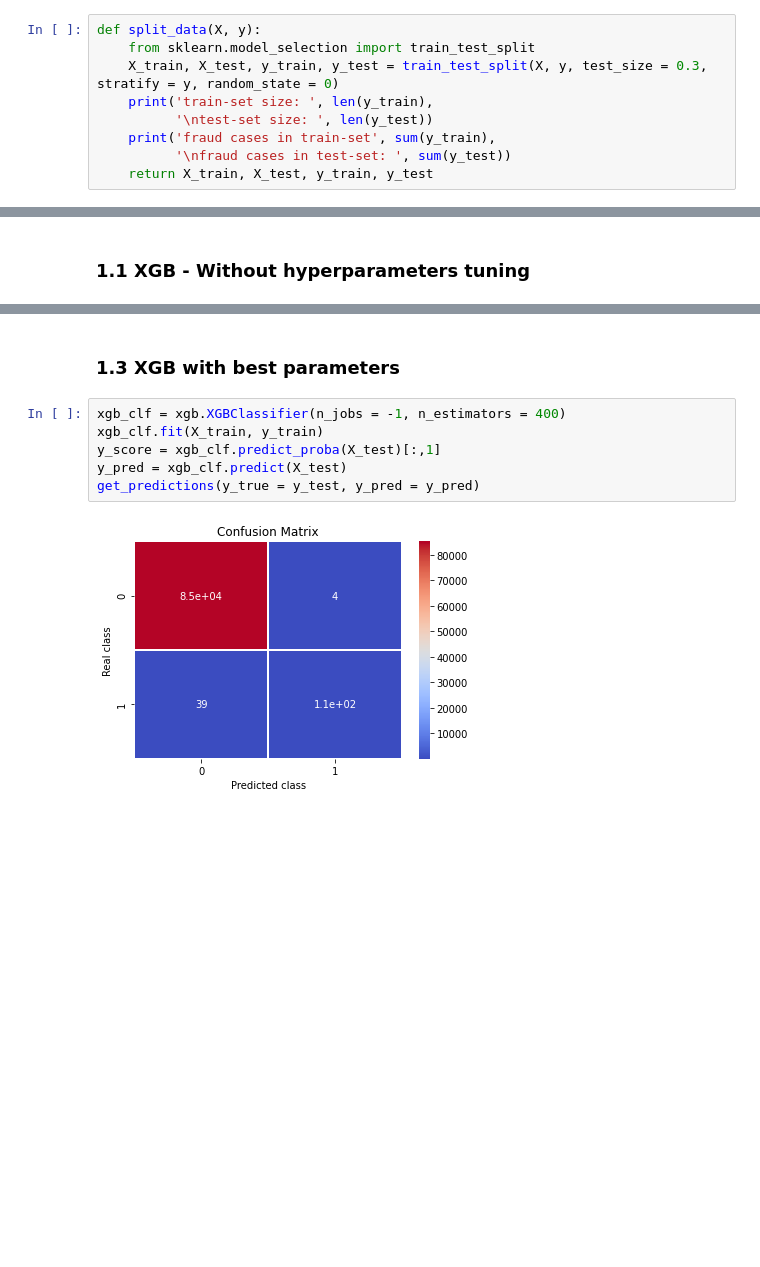
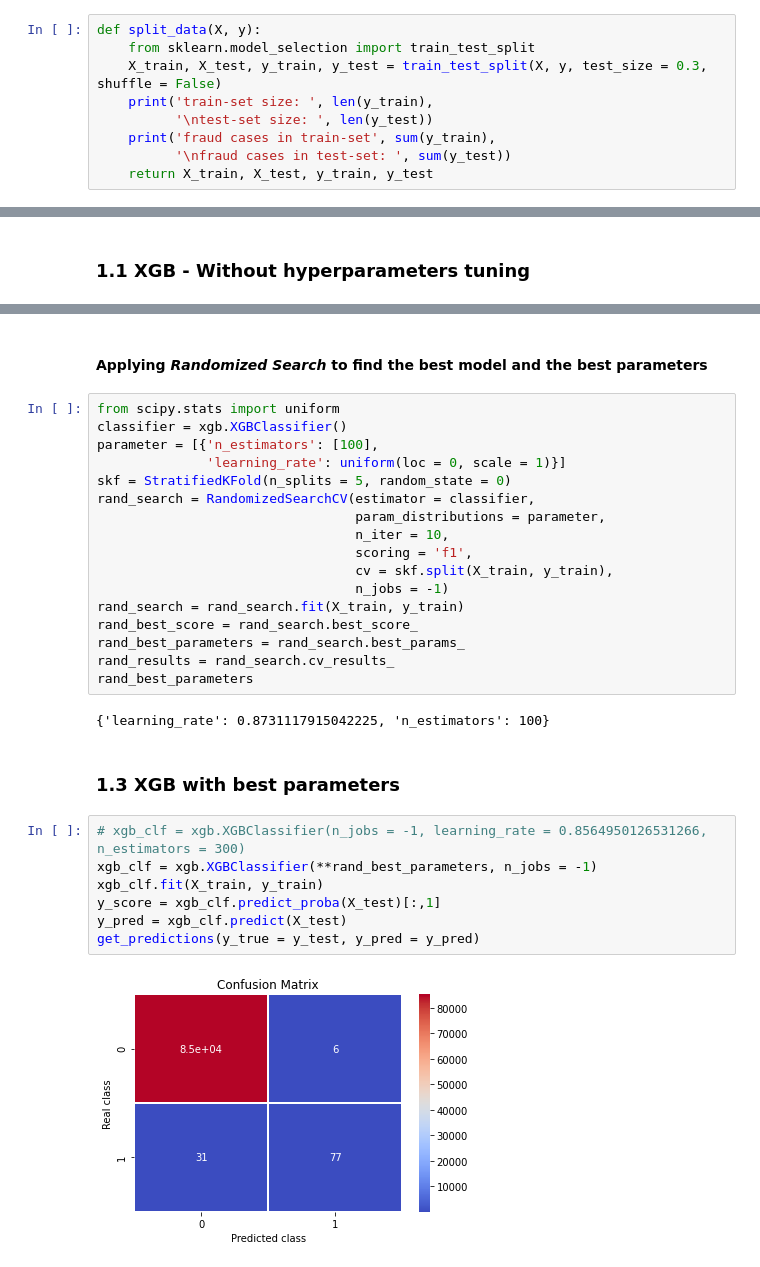
Before and after one commit to wuhong60909/Data-Analysis-Projects, a Jupyter notebook: Credit_Card_Fraud_Detection/model_XGBoost.ipynb, the cells around one changed output, grey strips where cells are left out. Saved outputs shown, nothing was run; the diff lists cells and outputs as text; blank space fills up the shorter version.

```diff
--- a/Credit_Card_Fraud_Detection/model_XGBoost.ipynb
+++ b/Credit_Card_Fraud_Detection/model_XGBoost.ipynb
@@ -38,7 +38,7 @@ dataset_y = dataset['Class']
 # %%
 def split_data(X, y):
     from sklearn.model_selection import train_test_split
-    X_train, X_test, y_train, y_test = train_test_split(X, y, test_size = 0.3, stratify = y, random_state = 0)
+    X_train, X_test, y_train, y_test = train_test_split(X, y, test_size = 0.3, shuffle = False)
     print('train-set size: ', len(y_train),
           '\ntest-set size: ', len(y_test))
     print('fraud cases in train-set', sum(y_train),
@@ -162,11 +168,33 @@ best_parameters
+# %% [markdown]
+#### Applying ***Randomized Search***  to find the best model and the best parameters
+# %%
+from scipy.stats import uniform
+classifier = xgb.XGBClassifier()
+parameter = [{'n_estimators': [100],
+              'learning_rate': uniform(loc = 0, scale = 1)}]
+skf = StratifiedKFold(n_splits = 5, random_state = 0)
+rand_search = RandomizedSearchCV(estimator = classifier,
+                                 param_distributions = parameter,
+                                 n_iter = 10,
+                                 scoring = 'f1',
+                                 cv = skf.split(X_train, y_train),
+                                 n_jobs = -1)
+rand_search = rand_search.fit(X_train, y_train)
+rand_best_score = rand_search.best_score_
+rand_best_parameters = rand_search.best_params_
+rand_results = rand_search.cv_results_
+rand_best_parameters
+# %% [output]
+{'learning_rate': 0.8731117915042225, 'n_estimators': 100}
 # %% [markdown]
 ### 1.3 XGB with best parameters
 # %%
-xgb_clf = xgb.XGBClassifier(n_jobs = -1, n_estimators = 400)
+# xgb_clf = xgb.XGBClassifier(n_jobs = -1, learning_rate = 0.8564950126531266, n_estimators = 300)
+xgb_clf = xgb.XGBClassifier(**rand_best_parameters, n_jobs = -1)
 xgb_clf.fit(X_train, y_train)
 y_score = xgb_clf.predict_proba(X_test)[:,1]
 y_pred = xgb_clf.predict(X_test)
 get_predictions(y_true = y_test, y_pred = y_pred)
 # %% [output]
-[figure, old version]
+[figure, new version]
 ==============================
```
Also changed, not shown: parts of 12 cells of this notebook, 3 other files.
